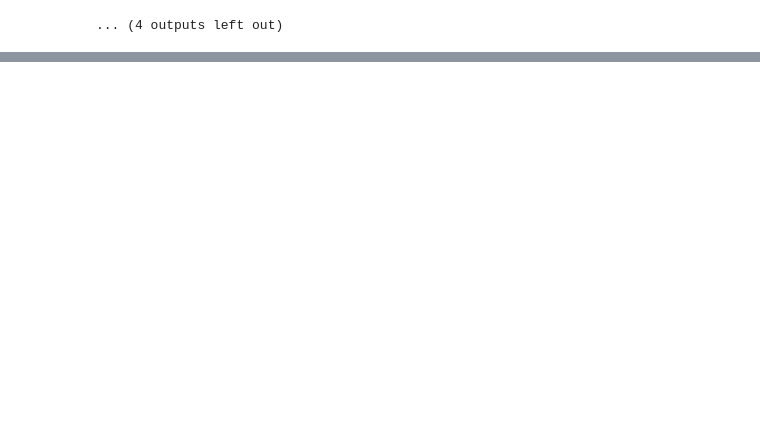
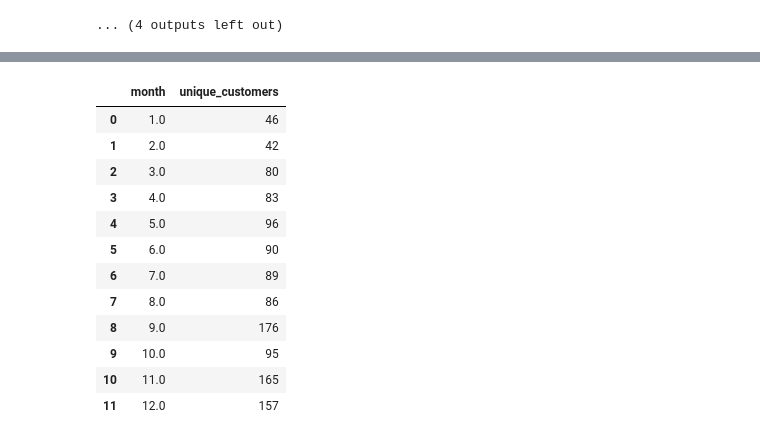
Before and after one commit to rakeshtparayil/super_store_ecommerce, a Jupyter notebook: superstore.ipynb, the cells around one changed output, grey strips where cells are left out. Drawn from its saved outputs; the diff is of its cells as text; code cells hidden in the pictures; blank space fills up the shorter version.

```diff
--- a/superstore.ipynb
+++ b/superstore.ipynb
@@ -1513,0 +1780,26 @@ PRODUCTS (first 3 rows):
+# %%
+# How many unique customers per month are there for the year 2016.
+query10 = """
+SELECT EXTRACT(MONTH FROM order_date) as month,
+       COUNT(DISTINCT customer_id) as unique_customers
+FROM orders
+WHERE EXTRACT(YEAR FROM order_date) = 2016
+GROUP BY month
+ORDER BY month
+"""
+unique_customers_per_month = pd.read_sql(query10, engine)
+unique_customers_per_month
+# %% [output]
+|  | month | unique_customers |
+| 0 | 1.0 | 46 |
+| 1 | 2.0 | 42 |
+| 2 | 3.0 | 80 |
+| 3 | 4.0 | 83 |
+| 4 | 5.0 | 96 |
+| 5 | 6.0 | 90 |
+| 6 | 7.0 | 89 |
+| 7 | 8.0 | 86 |
+| 8 | 9.0 | 176 |
+| 9 | 10.0 | 95 |
+| 10 | 11.0 | 165 |
+| 11 | 12.0 | 157 |
```
Also changed, not shown: parts of 11 cells of this notebook, 4 other files.
